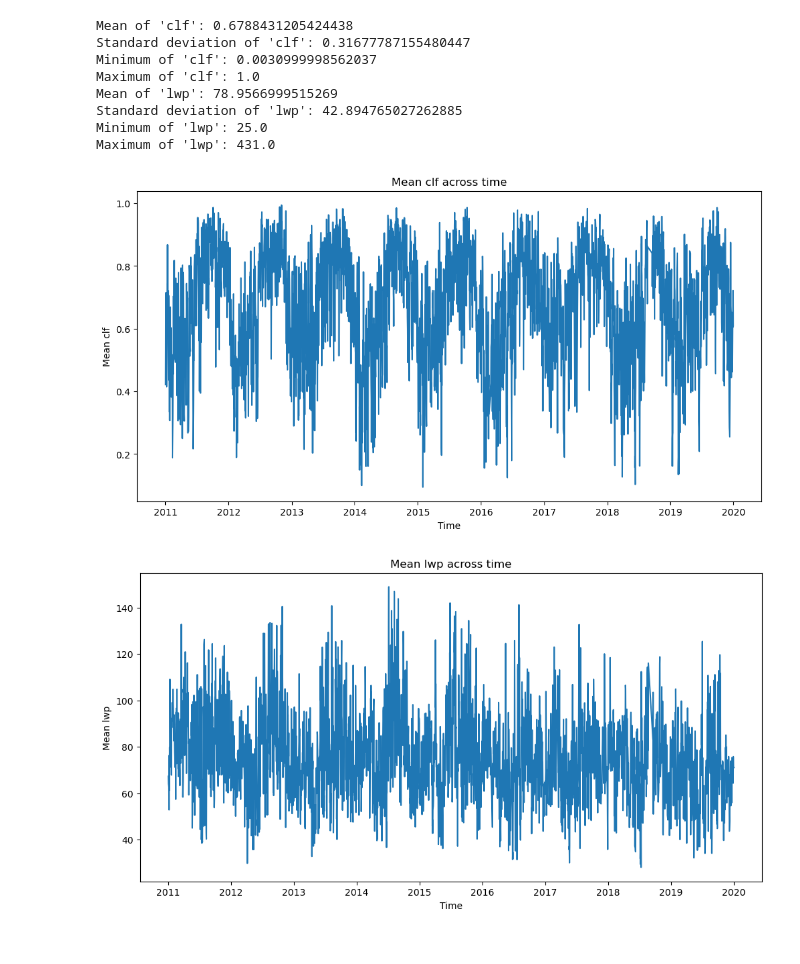
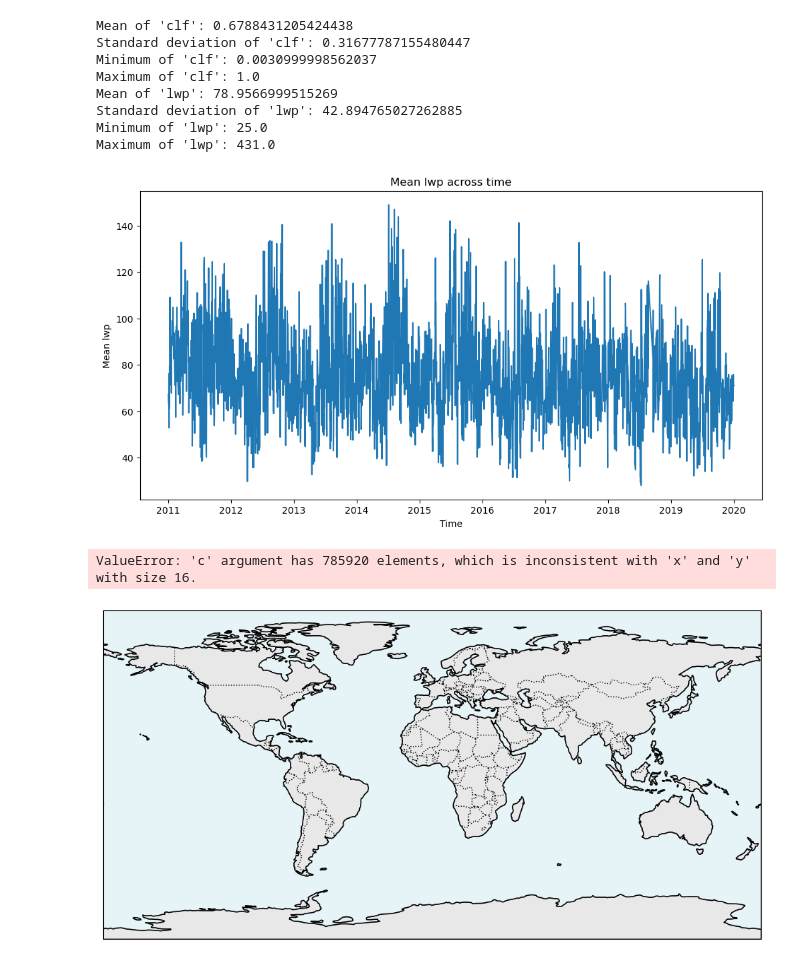
Before and after one commit to satvik007vk/Calisma_LR, a Jupyter notebook: pre_plot_analyses.ipynb, the cells around one changed output. Saved outputs shown, nothing was run; the diff lists cells and outputs as text; code cells hidden in the pictures.

```diff
--- a/pre_plot_analyses.ipynb
+++ b/pre_plot_analyses.ipynb
@@ -75,16 +75,17 @@ Standard deviation of 'lwp': 42.894765027262885
 Minimum of 'lwp': 25.0
 Maximum of 'lwp': 431.0
 # %%
-from pre_plot import PlotData, clf_plot
+from pre_plot import PlotData
 
-clf_plot=PlotData(ds=ds)
-clf_plot.temporalplot2(column='clf')
+# clf_plot=PlotData(ds=ds)
+# clf_plot.temporalplot2(column='clf')
 
 lwp_plot=PlotData(ds=ds)
 lwp_plot.temporalplot2(column='lwp')
 # %% [output]
-[figure, old version]
+[figure, new version]
+ValueError: 'c' argument has 785920 elements, which is inconsistent with 'x' and 'y' with size 16.
-[figure, old version]
+[figure, new version]
 # %%
 #calling the function from pre_plot.py
 from pre_plot import PlotData
```
Also changed, not shown: parts of 2 cells of this notebook, 2 other files.
